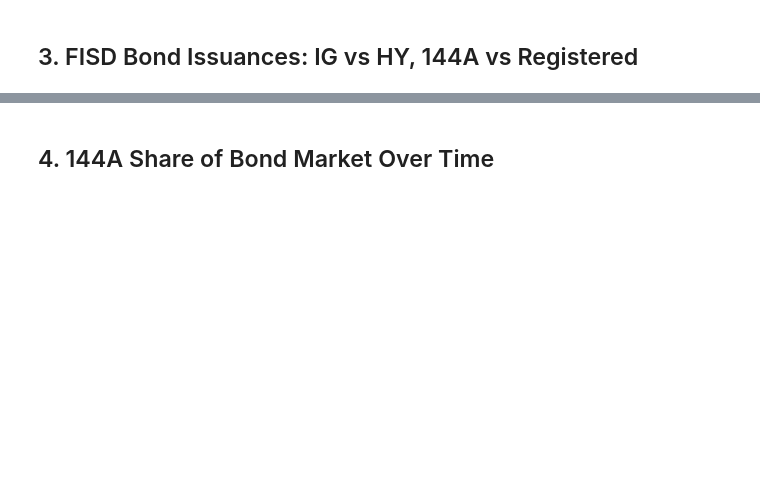
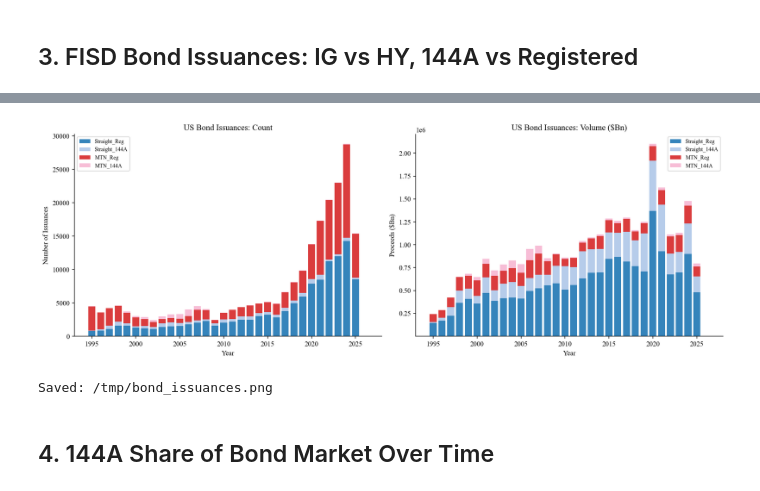
Before and after one commit to edwinhu/claude-plugins, a Jupyter notebook: skills/wrds/examples/sdc_issuances_eda.ipynb, the cells around one changed output, grey strips where cells are left out. Saved outputs shown, nothing was run; the diff lists cells and outputs as text; code cells hidden in the pictures; blank space fills up the shorter version.

```diff
--- a/skills/wrds/examples/sdc_issuances_eda.ipynb
+++ b/skills/wrds/examples/sdc_issuances_eda.ipynb
@@ -249,16 +366,22 @@ df_bonds.head(8)
 # %%
-# Pivot to wide format: IG/HY × 144A/Reg
-df_bonds['category'] = (
-    df_bonds['rating_cat'] + '_' +
-    df_bonds['rule_144a'].map({'Y': '144A', 'N': 'Reg'}).fillna('Reg')
+# Pivot to wide format: bond_type x 144A/Reg
+df_bonds['reg_type'] = df_bonds['rule_144a'].map({'Y': '144A', 'N': 'Reg'}).fillna('Reg')
+
+# Plain vanilla types: CDEB=debenture, CMTN=MTN, USBN=bank note, CZ/CMTZ=zero coupon
+STRAIGHT_TYPES = {'CDEB', 'USBN', 'CZ', 'CMTZ'}
+MTN_TYPES = {'CMTN'}
+df_bonds['bond_cat'] = df_bonds['bond_type'].apply(
+    lambda x: 'Straight' if x in STRAIGHT_TYPES else 'MTN'
 )
+df_bonds['category'] = df_bonds['bond_cat'] + '_' + df_bonds['reg_type']
 
-bond_pivot = (df_bonds
+bond_pivot = (
+    df_bonds
     .groupby(['issue_year', 'category'])[['n_issues', 'proceeds_bn']]
     .sum()
     .unstack('category')
     .fillna(0)
 )
-bond_pivot = bond_pivot[bond_pivot.index.between(1995, 2024)]
+bond_pivot = bond_pivot[((bond_pivot.index >= 1995) & (bond_pivot.index <= 2026))]
 print('Categories:', bond_pivot.columns.get_level_values(1).unique().tolist())
 print(bond_pivot['n_issues'].tail(5))
@@ -265,38 +397,36 @@ print(bond_pivot['n_issues'].tail(5))
 # %%
-# Plot: bond issuances by IG/HY and 144A/Reg
+# Plot bond issuances by type and 144A/Reg
 fig, axes = plt.subplots(1, 2, figsize=(14, 5))
 
-# Count
-ax = axes[0]
-n = bond_pivot['n_issues']
-cats = [c for c in ['IG_Reg','IG_144A','HY_Reg','HY_144A'] if c in n.columns]
-colors = ['#1f77b4','#aec7e8','#d62728','#f7b6d2']
-bottom = np.zeros(len(n))
-for cat, col in zip(cats, colors):
-    if cat in n.columns:
-        ax.bar(n.index, n[cat], bottom=bottom, label=cat, color=col, alpha=0.9)
-        bottom += n[cat].values
-ax.set_title('US Bond Issuances: Count')
-ax.set_ylabel('Number of Issuances')
-ax.set_xlabel('Year')
-ax.legend(fontsize=8)
+cats = [c for c in ['Straight_Reg', 'Straight_144A', 'MTN_Reg', 'MTN_144A']
+        if c in bond_pivot['n_issues'].columns]
+colors = ['#1f77b4', '#aec7e8', '#d62728', '#f7b6d2']
 
-# Volume
-ax = axes[1]
-v = bond_pivot['proceeds_bn']
-bottom = np.zeros(len(v))
-for cat, col in zip(cats, colors):
-    if cat in v.columns:
-        ax.bar(v.index, v[cat], bottom=bottom, label=cat, color=col, alpha=0.9)
-        bottom += v[cat].values
-ax.set_title('US Bond Issuances: Volume ($Bn)')
-ax.set_ylabel('Proceeds ($Bn)')
-ax.set_xlabel('Year')
+for ax, metric, title in [
+    (axes[0], 'n_issues', 'US Bond Issuances: Count'),
+    (axes[1], 'proceeds_bn', 'US Bond Issuances: Volume ($Bn)')
+]:
+    data = bond_pivot[metric]
+    bottom = np.zeros(len(data))
+    for cat, col in zip(cats, colors):
+        if cat in data.columns:
+            ax.bar(data.index, data[cat], bottom=bottom,
+                   label=cat, color=col, alpha=0.9)
+            bottom += data[cat].values
+    ax.set_title(title)
+    ax.set_xlabel('Year')
+    ax.legend(fontsize=8)
+
+axes[0].set_ylabel('Number of Issuances')
+axes[1].set_ylabel('Proceeds ($Bn)')
 
 plt.tight_layout()
 plt.savefig('/tmp/bond_issuances.png', dpi=150, bbox_inches='tight')
 plt.show()
 print('Saved: /tmp/bond_issuances.png')
+# %% [output]
+[figure, added]
+Saved: /tmp/bond_issuances.png
 # %% [markdown]
 ## 4. 144A Share of Bond Market Over Time
 # %%
```
Also changed, not shown: parts of 15 cells of this notebook, 7 other files.
